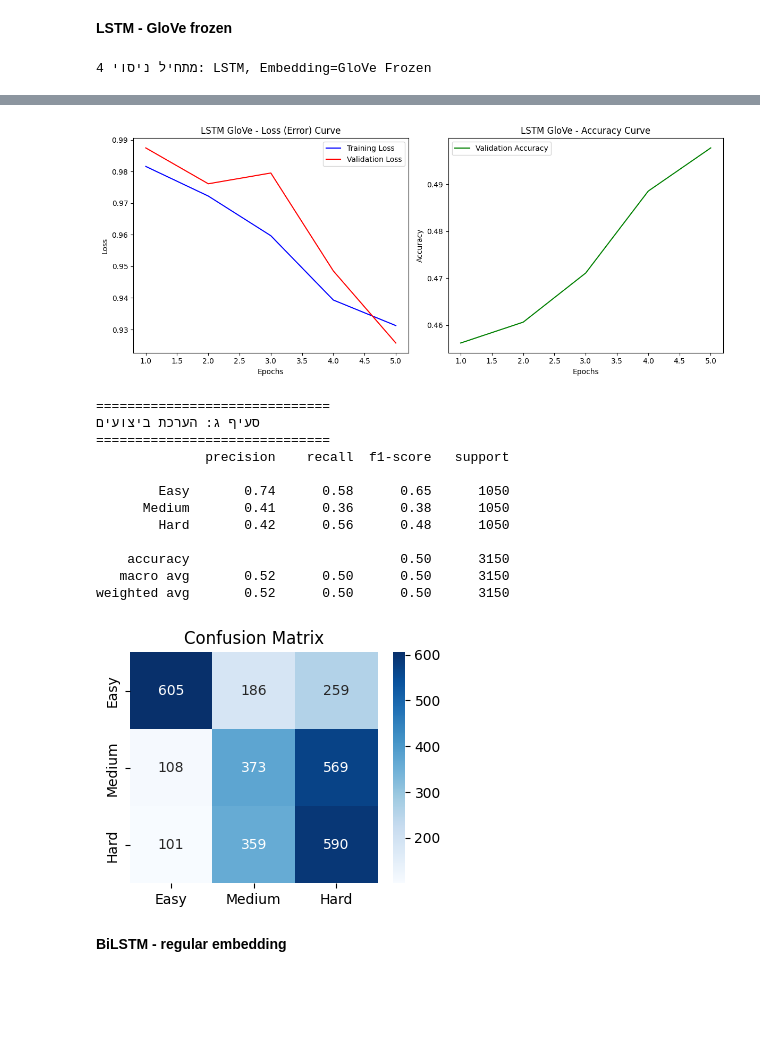
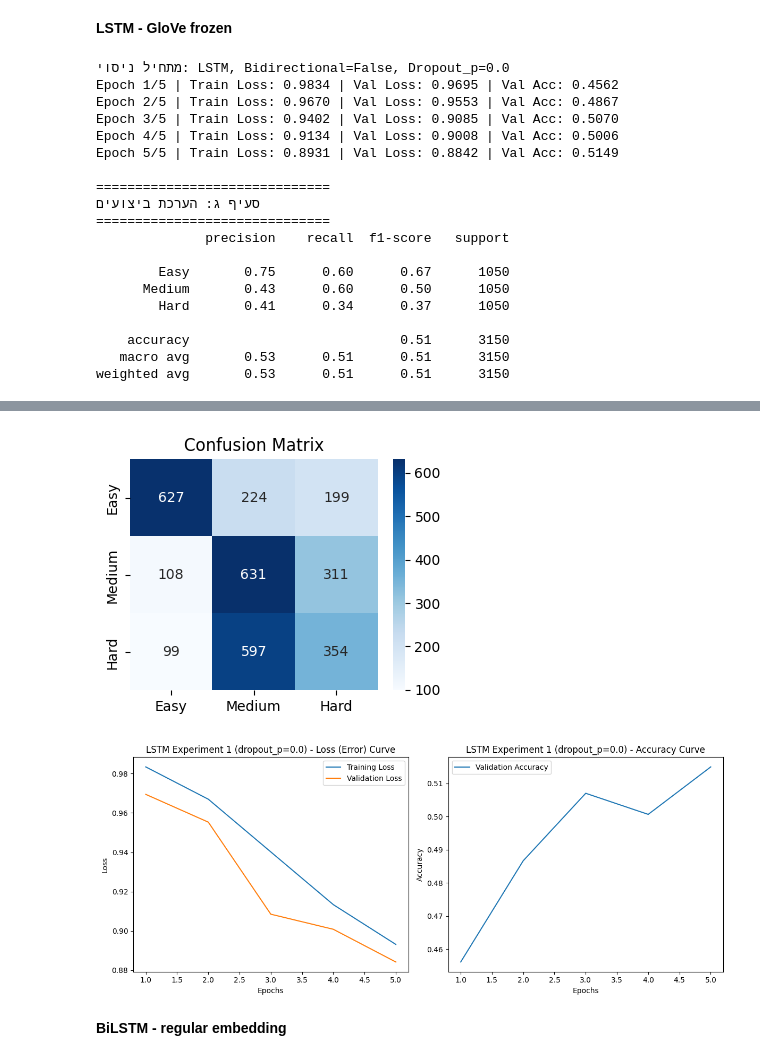
Before and after one commit to eliyahuav/NLP-project, a Jupyter notebook: PART5_Deep Learning for Text Classification.ipynb, the cells around one changed output, grey strips where cells are left out. Saved outputs shown, nothing was run; the diff lists cells and outputs as text; code cells hidden in the pictures; blank space fills up the shorter version.

```diff
--- a/PART5_Deep Learning for Text Classification.ipynb
+++ b/PART5_Deep Learning for Text Classification.ipynb
@@ -637,15 +888,55 @@ weighted avg       0.54      0.51      0.52      3150
 **LSTM - GloVe frozen**
 # %%
 # ניסוי 4: LSTM + GloVe (Frozen)
+
 MODEL_TYPE = 'LSTM'
 IS_BIDIRECTIONAL = False
 EMBED_MAT = embedding_weights
 
-print(f"מתחיל ניסוי 4: {MODEL_TYPE}, Embedding=GloVe Frozen")
-model_4 = FlexibleModel(36543, 100, 128, 3, n_layers=1, model_type=MODEL_TYPE, bidirectional=IS_BIDIRECTIONAL, embedding_matrix=EMBED_MAT)
-history_4 = run_experiment(model_4, train_loader, test_loader, epochs=5)
+# =========================
+# שינוי #5: הוספת DROPOUT_P כדי לשלוט בניסוי
+# =========================
+DROPOUT_P = 0.0  # <-- ניסוי ללא Dropout (לניסוי עם Dropout: 0.2 למשל)
 
-plot_training_history(history_4, model_name="LSTM GloVe")
-print_evaluation_section_c(model_4, test_loader)
+# א. הגדרת המודל
+model_1 = FlexibleModel(
+    vocab_size=36543,
+    embed_dim=100,
+    hidden_dim=128,
+    output_dim=3,
+    n_layers=1,
+    model_type=MODEL_TYPE,
+    bidirectional=IS_BIDIRECTIONAL,
+    embedding_matrix=EMBED_MAT,
+    dropout_p=DROPOUT_P  # <-- שינוי #6: זה הפרמטר שמכבה/מדליק בפועל
+)
+
+# ב. אימון המודל
+print(f"מתחיל ניסוי: {MODEL_TYPE}, Bidirectional={IS_BIDIRECTIONAL}, Dropout_p={DROPOUT_P}")
+history_1 = run_experiment(model_1, train_loader, val_loader, epochs=5)
+
+# ג. הערכת ביצועים
+print_evaluation_section_c(model_1, test_loader)
+
+# הדפסת הגרף של סעיף ב.2
+plot_training_history(history_1, model_name=f"{MODEL_TYPE} Experiment 1 (dropout_p={DROPOUT_P})")
 # %% [output]
-מתחיל ניסוי 4: LSTM, Embedding=GloVe Frozen
+מתחיל ניסוי: LSTM, Bidirectional=False, Dropout_p=0.0
+Epoch 1/5 | Train Loss: 0.9834 | Val Loss: 0.9695 | Val Acc: 0.4562
+Epoch 2/5 | Train Loss: 0.9670 | Val Loss: 0.9553 | Val Acc: 0.4867
+Epoch 3/5 | Train Loss: 0.9402 | Val Loss: 0.9085 | Val Acc: 0.5070
+Epoch 4/5 | Train Loss: 0.9134 | Val Loss: 0.9008 | Val Acc: 0.5006
+Epoch 5/5 | Train Loss: 0.8931 | Val Loss: 0.8842 | Val Acc: 0.5149
+
+==============================
+סעיף ג: הערכת ביצועים
+==============================
+              precision    recall  f1-score   support
+
+        Easy       0.75      0.60      0.67      1050
+      Medium       0.43      0.60      0.50      1050
+        Hard       0.41      0.34      0.37      1050
+
+    accuracy                           0.51      3150
+   macro avg       0.53      0.51      0.51      3150
+weighted avg       0.53      0.51      0.51      3150
@@ -657,17 +943,5 @@ Epoch 5: Train Loss: 0.9313, Val Loss: 0.9257, Val Acc: 0.4978
-[figure, old version]
+[figure, new version]
-==============================
-סעיף ג: הערכת ביצועים
-==============================
-              precision    recall  f1-score   support
-
-        Easy       0.74      0.58      0.65      1050
-      Medium       0.41      0.36      0.38      1050
-        Hard       0.42      0.56      0.48      1050
-
-    accuracy                           0.50      3150
-   macro avg       0.52      0.50      0.50      3150
-weighted avg       0.52      0.50      0.50      3150
-[figure, old version]
+[figure, new version]
 # %% [markdown]
 **BiLSTM - regular embedding**
 # %%
```
Also changed, not shown: parts of 18 cells of this notebook.
